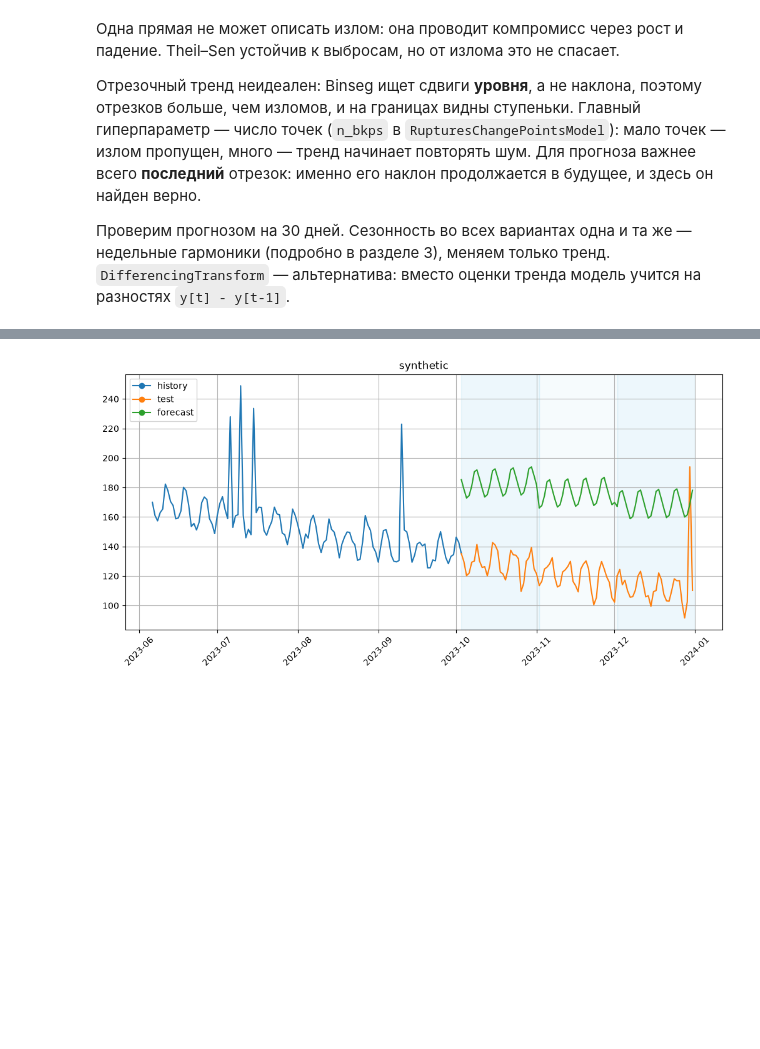
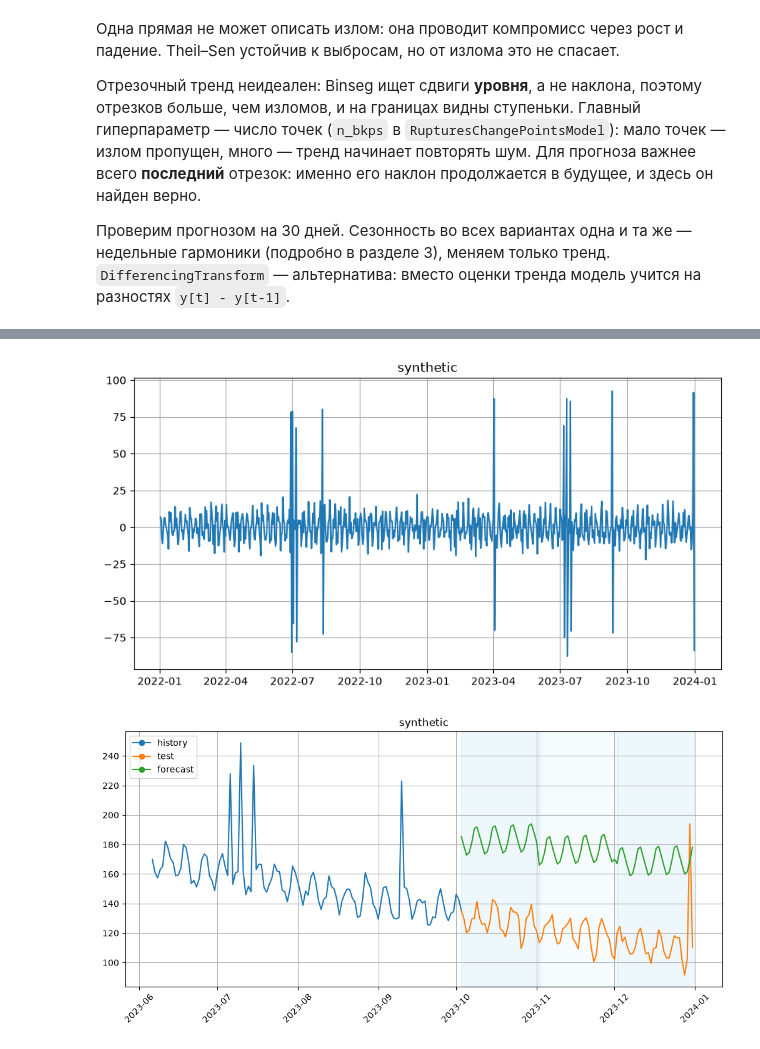
Before and after one commit to alex-hse-repository/time-series-cu-2026, a Jupyter notebook: week_7/part_1/1. Постановка и календарные признаки.ipynb, the cells around one changed output, grey strips where cells are left out. Cells and saved outputs as stored; diff of their text form; code cells hidden in the pictures; blank space fills up the shorter version.

```diff
--- a/week_7/part_1/1. Постановка и календарные признаки.ipynb
+++ b/week_7/part_1/1. Постановка и календарные признаки.ipynb
@@ -208,5 +220,12 @@ common.compare(results)
 | change points | 0.0389 | 4.6560 |
 | разности | 0.0493 | 5.9043 |
+# %%
+from copy import deepcopy
+broken_copy = deepcopy(broken)
+broken_copy.fit_transform([DifferencingTransform(in_column="target", period=1)])
+broken_copy.plot() # Первая производная функций от времени
+# %% [output]
+[figure, added]
 # %%
 plot_backtest(results["linear"]["forecasts"], broken, history_len=120)
 plot_backtest(results["change points"]["forecasts"], broken, history_len=120)
```
Also changed, not shown: parts of 16 cells of this notebook, 4 other files.
